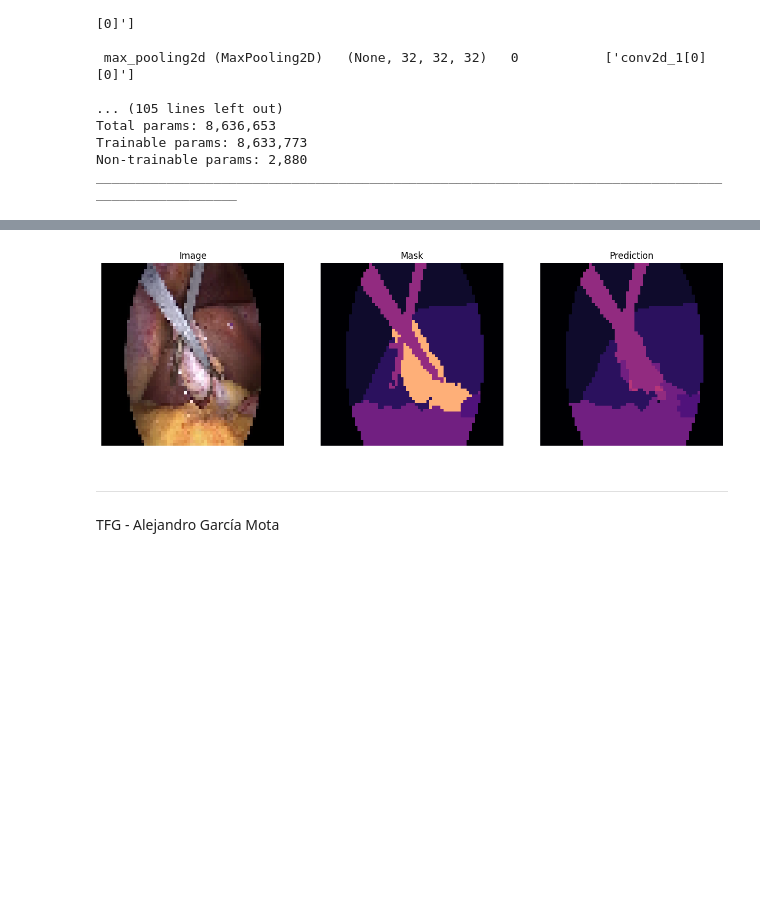
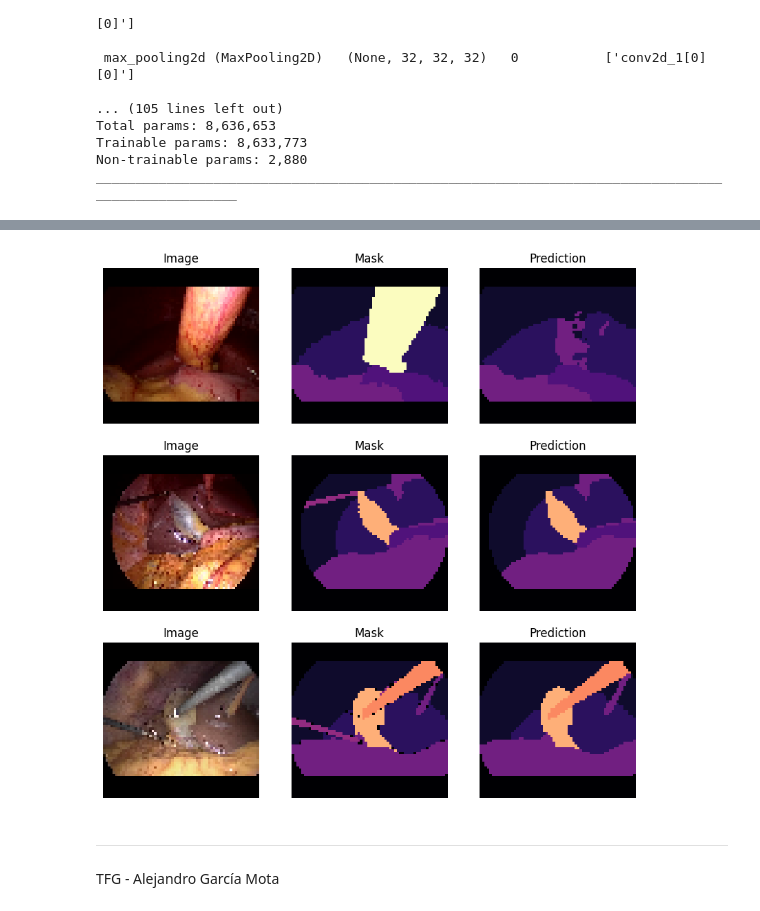
Before and after one commit to alexgmota/TFG-SW-AGM, a Jupyter notebook: src/U-Net_endo_segmentation-TV.ipynb, the cells around one changed output, grey strips where cells are left out. Drawn from its saved outputs; the diff is of its cells as text; code cells hidden in the pictures; blank space fills up the shorter version.

```diff
--- a/src/U-Net_endo_segmentation-TV.ipynb
+++ b/src/U-Net_endo_segmentation-TV.ipynb
@@ -60,16 +84,16 @@ X, y = [], []
 
 for img, mask in zip(imgs, masks):
     img = cv2.imread(img)
-    img = img[10:-10, 10:-10,:]
+    img = img[10:-10, 120:-120,:]
+    img = resize_with_pad(img, (HEIGHT, WIDTH))
     img = cv2.cvtColor(img, cv2.COLOR_BGR2RGB)
-    img = cv2.resize(img, (WIDTH, HEIGHT))
     img = img / 255
     X.append(img)
 
     mask = cv2.imread(mask)
-    mask = mask[10:-10, 10:-10,:]
+    mask = mask[10:-10, 120:-120,:]
+    mask = resize_with_pad(mask, (HEIGHT, WIDTH), (50, 50, 50))
     mask = cv2.cvtColor(mask, cv2.COLOR_BGR2GRAY)
-    mask = cv2.resize(mask, (WIDTH, HEIGHT), interpolation=cv2.INTER_NEAREST)
     mask = np.expand_dims(mask, axis=-1)
 
     y.append(mask)
@@ -366,25 +382,26 @@ pred = tf.argmax(pred, axis=-1)
 # %%
-idx = random.randint(0, len(pred)-1)
+plt.figure(figsize=(10,10))
+for i in range(3):
+    idx = random.randint(0, len(pred)-1)
 
-plt.figure(figsize=(15,15))
-plt.subplot(131)
-plt.imshow(X_test[idx])
-plt.title('Image')
-plt.axis("off")
+    plt.subplot(331 + 3*i)
+    plt.imshow(X_test[idx])
+    plt.title('Image')
+    plt.axis("off")
 
-plt.subplot(132)
-plt.imshow(tf.argmax(y_test[idx], axis=-1), cmap='magma', norm=plt.Normalize(vmin=0, vmax=12))
-plt.title('Mask')
-plt.axis("off")
+    plt.subplot(332 + 3*i)
+    plt.imshow(tf.argmax(y_test[idx], axis=-1), cmap='magma', norm=plt.Normalize(vmin=0, vmax=12))
+    plt.title('Mask')
+    plt.axis("off")
 
-plt.subplot(133)
-plt.imshow(pred[idx], cmap='magma', norm=plt.Normalize(vmin=0, vmax=12))
-plt.title('Prediction')
-plt.axis("off")
+    plt.subplot(333 + 3*i)
+    plt.imshow(pred[idx], cmap='magma', norm=plt.Normalize(vmin=0, vmax=12))
+    plt.title('Prediction')
+    plt.axis("off")
 
 plt.show()
 # %% [output]
-[figure, old version]
+[figure, new version]
 # %% [markdown]
  ---
  TFG - Alejandro García Mota
```
Also changed, not shown: parts of 8 cells of this notebook, 4 other files.
